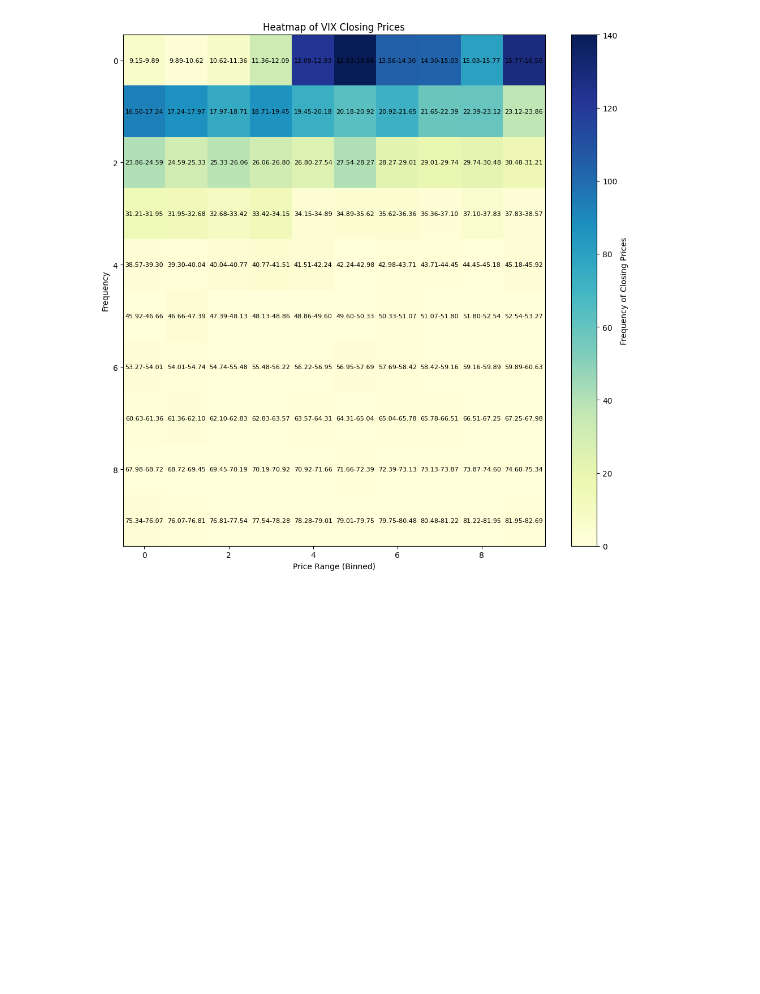
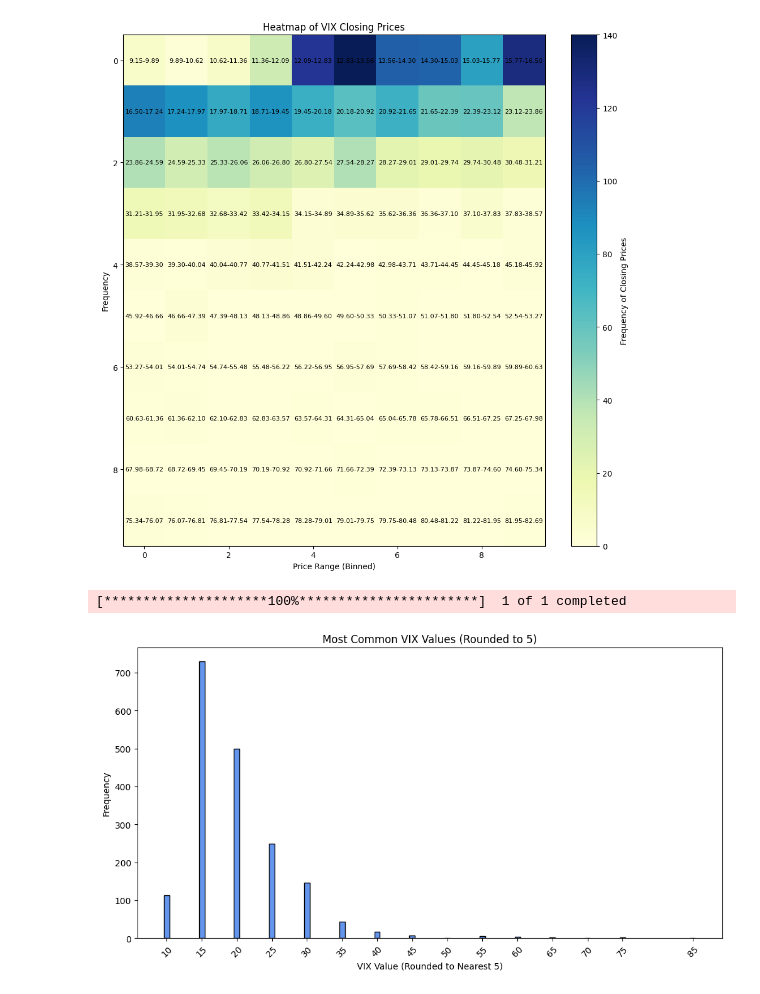
Before and after one commit to stefanciprian/rd, a Jupyter notebook: vix.ipynb, the cells around one changed output. Drawn from its saved outputs; the diff is of its cells as text; code cells hidden in the pictures; blank space fills up the shorter version.

```diff
--- a/vix.ipynb
+++ b/vix.ipynb
@@ -2186,3 +2186,45 @@ plt.show()
 # %% [output]
 [*********************100%***********************]  1 of 1 completed
 [figure]
+# %%
+import pandas as pd
+import numpy as np
+import matplotlib.pyplot as plt
+import datetime as dt
+import yfinance as yf
+from collections import Counter
+
+# Define date range
+end_time = dt.date.today().strftime("%Y-%m-%d")
+
+# Fetch VIX data from Yahoo Finance
+vix_data = yf.download('^VIX', start='2018-01-01', end=end_time)
+
+# Extract closing prices
+close_prices = vix_data['Close'].dropna().values  # Drop NaN values for safety
+
+# Round closing prices to the nearest multiple of 5
+rounded_prices = np.round(close_prices / 5) * 5
+
+# ✅ Fix: Ensure `rounded_prices` is a 1D list
+price_counts = Counter(rounded_prices.flatten().tolist())
+
+# Sort by price for better visualization
+sorted_prices = sorted(price_counts.keys())
+sorted_counts = [price_counts[p] for p in sorted_prices]
+
+# Create bar chart
+plt.figure(figsize=(12, 6))
+plt.bar(sorted_prices, sorted_counts, color='cornflowerblue', edgecolor='black')
+
+# Add labels
+plt.xlabel('VIX Value (Rounded to Nearest 5)')
+plt.ylabel('Frequency')
+plt.title('Most Common VIX Values (Rounded to 5)')
+plt.xticks(sorted_prices, rotation=45)
+
+# Show plot
+plt.show()
+# %% [output]
+[*********************100%***********************]  1 of 1 completed
+[figure, added]
```
Also changed, not shown: parts of 5 cells of this notebook.
